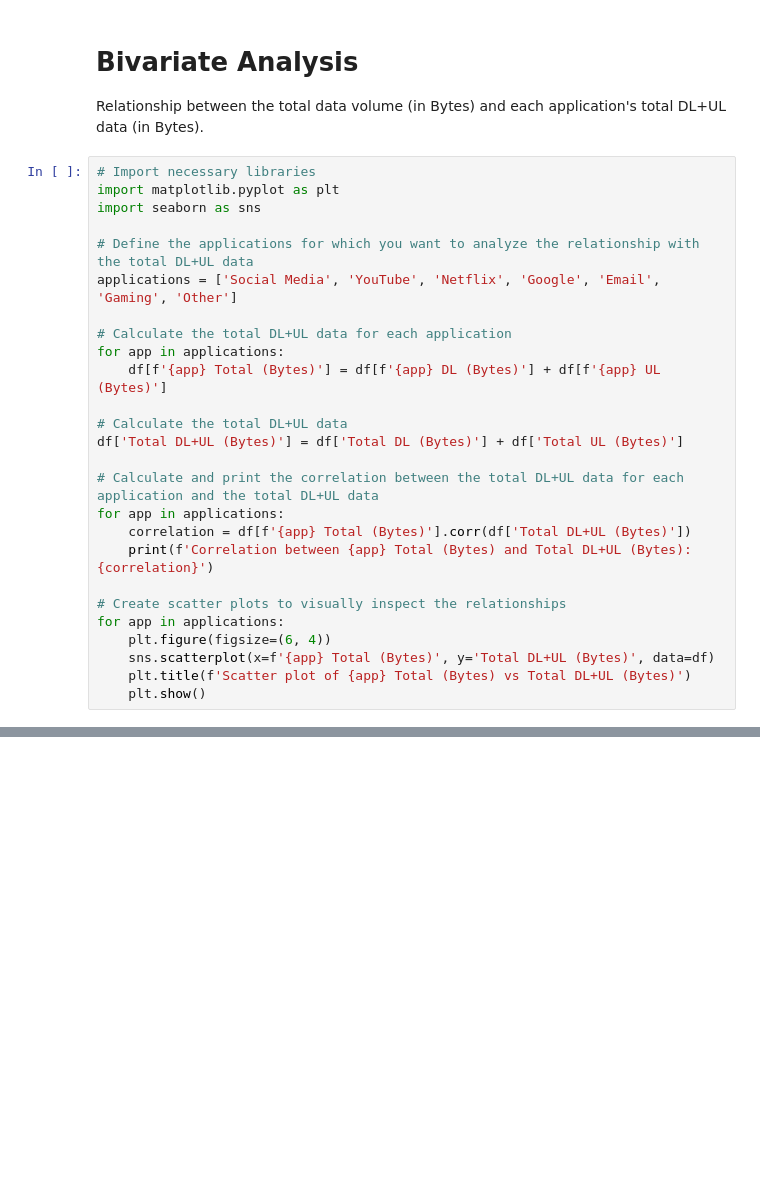
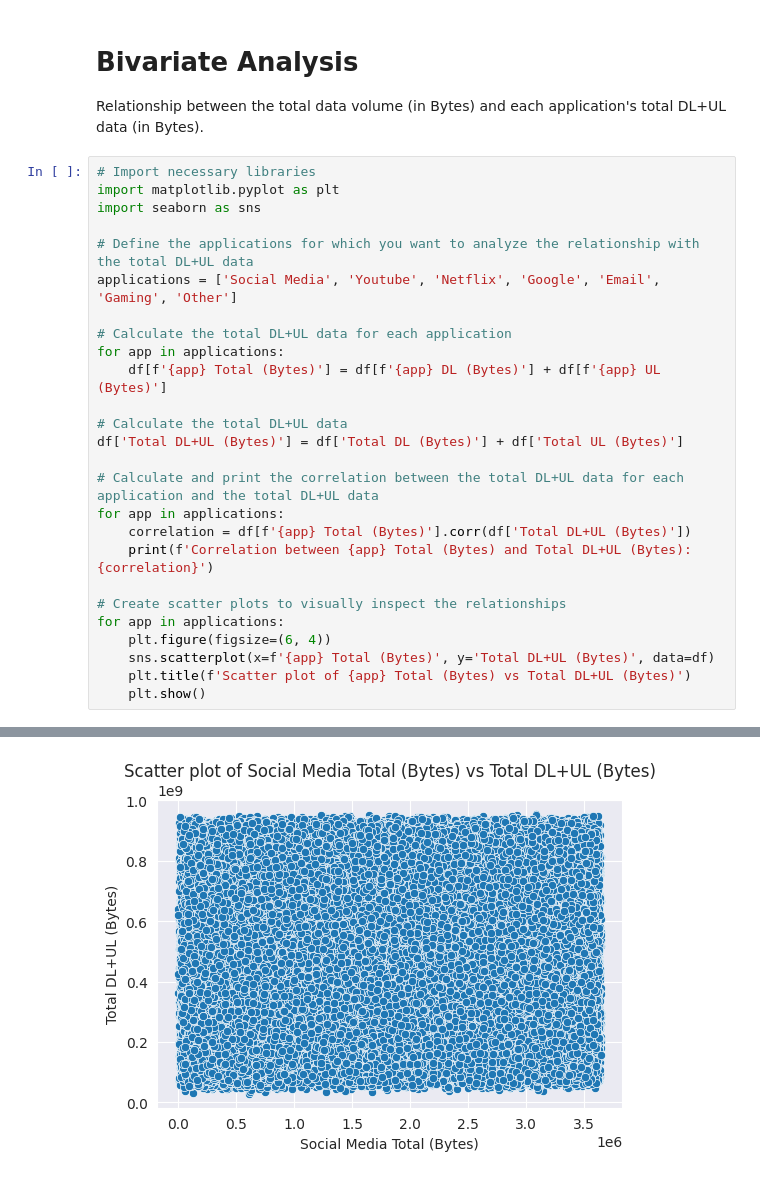
Before and after one commit to hillaryke/Telecom-User-Analytics, a Jupyter notebook: notebooks/user-overview-analysis.ipynb, the cells around one changed output, grey strips where cells are left out. Cells and saved outputs as stored; diff of their text form; blank space fills up the shorter version.

Commit message:
Compare DL+UL data for each application

```diff
--- a/notebooks/user-overview-analysis.ipynb
+++ b/notebooks/user-overview-analysis.ipynb
@@ -308,7 +310,7 @@ import matplotlib.pyplot as plt
 import seaborn as sns
 
 # Define the applications for which you want to analyze the relationship with the total DL+UL data
-applications = ['Social Media', 'YouTube', 'Netflix', 'Google', 'Email', 'Gaming', 'Other']
+applications = ['Social Media', 'Youtube', 'Netflix', 'Google', 'Email', 'Gaming', 'Other']
 
 # Calculate the total DL+UL data for each application
 for app in applications:
@@ -328,3 +330,4 @@ for app in applications:
     sns.scatterplot(x=f'{app} Total (Bytes)', y='Total DL+UL (Bytes)', data=df)
     plt.title(f'Scatter plot of {app} Total (Bytes) vs Total DL+UL (Bytes)')
     plt.show()
+# %% [output]
@@ -330,0 +341 @@ for app in applications:
+[figure, added]
```
Also changed, not shown: parts of 2 cells of this notebook.
